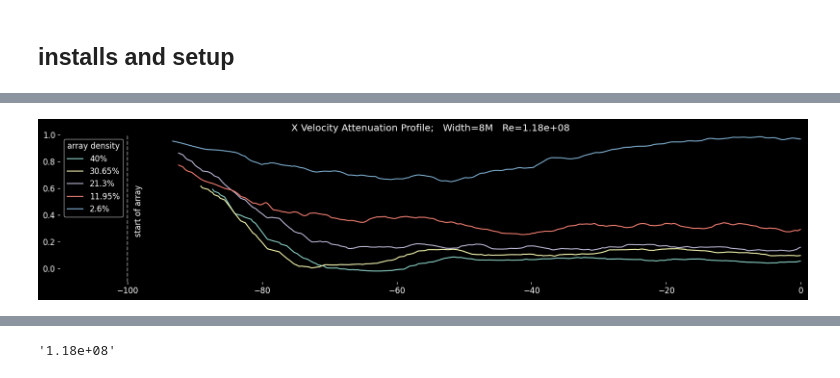
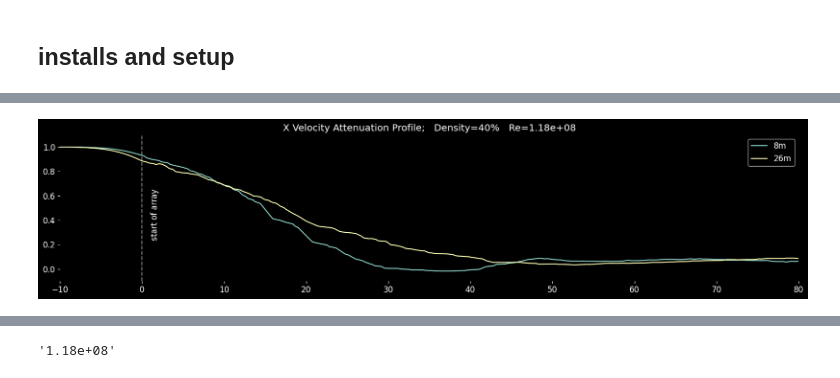
Before and after one commit to Wzesk/pole_array, a Jupyter notebook: process_velocity.ipynb, the cells around one changed output, grey strips where cells are left out. Drawn from its saved outputs; the diff is of its cells as text; code cells hidden in the pictures.

Commit message:
updated image outputs

```diff
--- a/process_velocity.ipynb
+++ b/process_velocity.ipynb
@@ -23,7 +24,7 @@ def read_smooth_data(filename, smoothing):
     data = pd.read_csv(filename, delimiter = ',').dropna()
     vel = data["Velocity:0"].rolling(smoothing).mean()
     vel = vel / 5 #divide by five to normalize velocity ( 5 m/s is inlet velocity)
-    x = data["Points:0"]
+    x = data["Points:0"]+100
     return vel, x
 # %%
 #smooth data
@@ -70,25 +98,24 @@ plt.show()
 # %%
 %matplotlib inline
 
+
 plt.figure()
-plt.plot( x_8_400,vel_8_400, label = '40%')
-plt.plot( x_8_3065,vel_8_3065, label = '30.65%')
-plt.plot( x_8_213,vel_8_213, label = '21.3%')
-plt.plot( x_8_1195,vel_8_1195, label = '11.95%')
-plt.plot( x_8_026,vel_8_026, label = '2.6%')
+plt.plot( x_8_400,vel_8_400, label = '8m')
+# plt.plot( x_26_213,vel_26_213, label = '21.3%')
+plt.plot( x_26_400,vel_26_400, label = '26m')
 
 #lab flow Re is at 3,600,000
-plt.title('X Velocity Attenuation Profile;   Width=8M   Re=1.18e+08')
+plt.title('X Velocity Attenuation Profile;   Density=40%   Re=1.18e+08')
 
 #set plot limits
-plt.xlim(-110, 0)
-plt.ylim(-0.1, 1)
+plt.xlim(-10, 80)
+plt.ylim(-0.1, 1.1)
 
 #add vertical line to note start of pole array
-plt.axvline(x=-100, color='grey', linestyle='--')
-plt.text(-99, 0.25, 'start of array', rotation=90)
+plt.axvline(x=-0, color='grey', linestyle='--')
+plt.text(1, 0.25, 'start of array', rotation=90)
 
-plt.legend(title="array density")
+plt.legend()
 plt.show()
 # %% [output]
-[figure, old version]
+[figure, new version]
```
Also changed, not shown: parts of 7 cells of this notebook, 3 other files.
